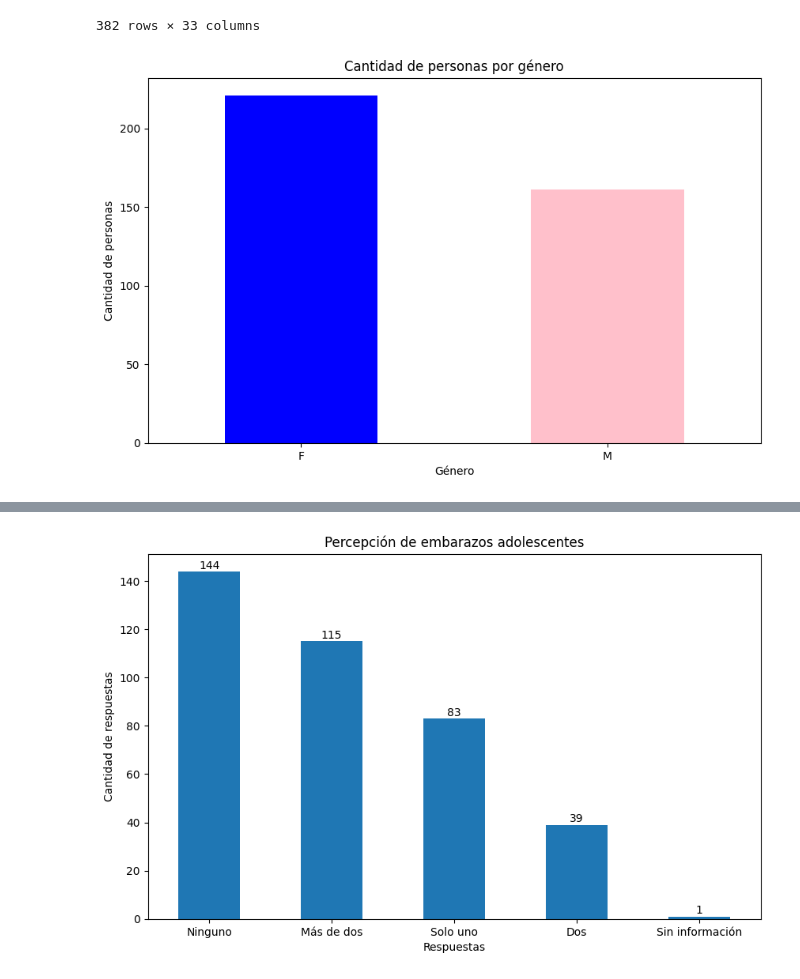
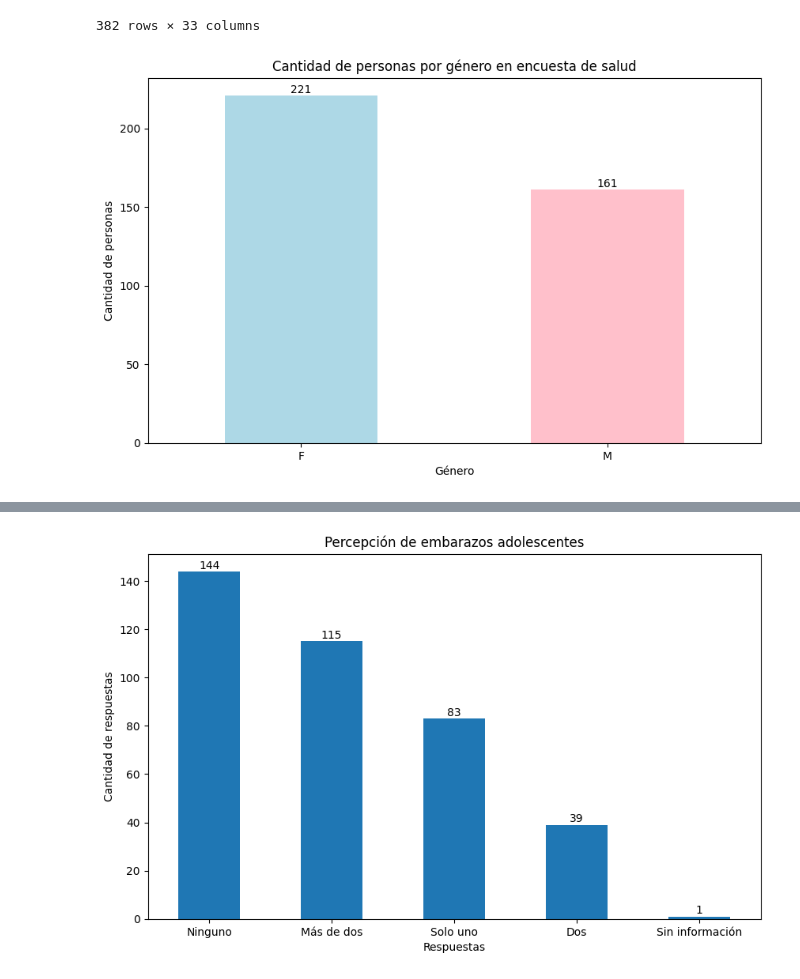
Before and after one commit to kathy-oviedo/Proyecto-Final-Bootcamp, a Jupyter notebook: Proyecto_Final.ipynb, the cells around one changed output, grey strips where cells are left out. Saved outputs shown, nothing was run; the diff lists cells and outputs as text; code cells hidden in the pictures.

```diff
--- a/Proyecto_Final.ipynb
+++ b/Proyecto_Final.ipynb
@@ -33,16 +31,19 @@ datos1
 # %%
 # Contar la cantidad de personas por género
 conteo_genero = datos1['2. Género'].value_counts()
 
-# Crear el gráfico de barras
+# gráfico de barras
 plt.figure(figsize=(10, 6))
-conteo_genero.plot(kind='bar', color=['blue', 'pink'])  # 'blue' para hombres, 'pink' para mujeres
-plt.title('Cantidad de personas por género')
+ax = conteo_genero.plot(kind='bar', color=['lightblue', 'pink'])  # 'blue' para hombres, 'pink' para mujeres
+plt.title('Cantidad de personas por género en encuesta de salud')
 plt.xlabel('Género')
 plt.ylabel('Cantidad de personas')
-plt.xticks(rotation=0)  # Rotar las etiquetas del eje x para que sean legibles
+plt.xticks(rotation=0)
 
+# Agregar etiquetas a las barras
+for i, v in enumerate(conteo_genero):
+    plt.text(i, v + 0.1, str(v), ha='center', va='bottom')
 
 plt.show()
 # %% [output]
-[figure, old version]
+[figure, new version]
```
Also changed, not shown: parts of 23 cells of this notebook.
